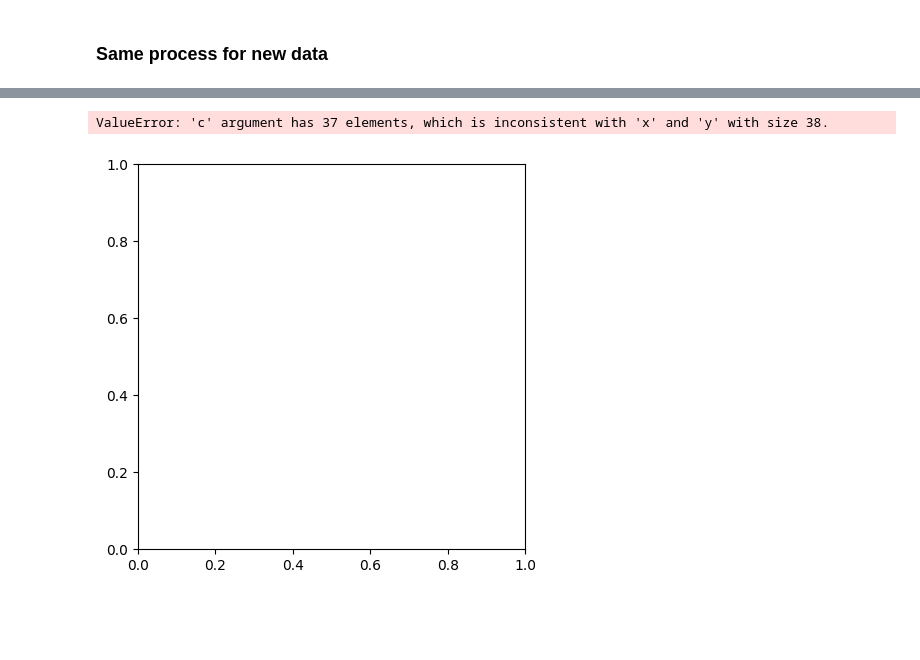
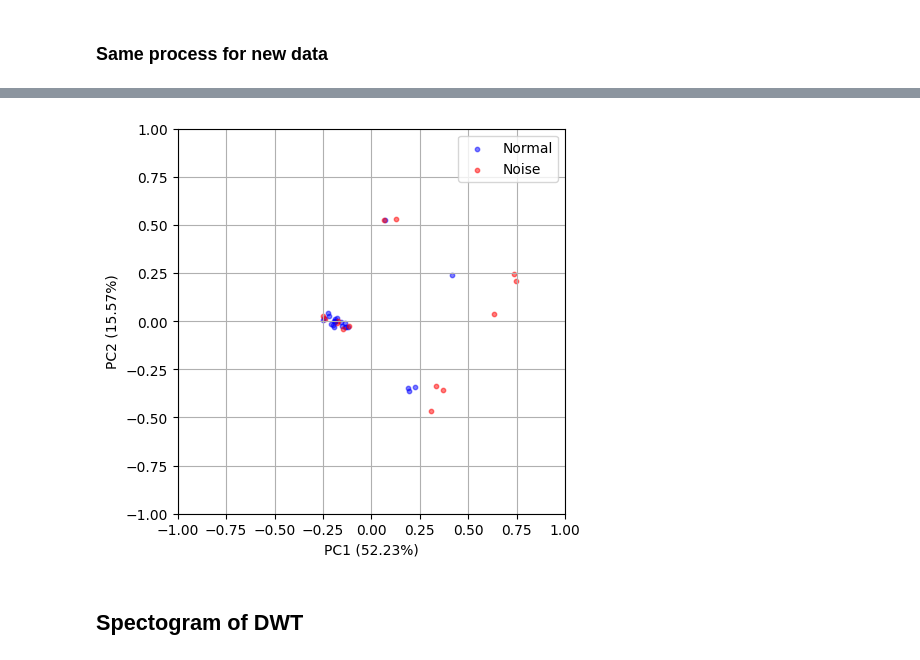
Before and after one commit to emilhaugstvedt/sparsity, a Jupyter notebook: pre_thesis/feature_extraction_drilling/feature_extraction_synthetic.ipynb, the cells around one changed output, grey strips where cells are left out. Drawn from its saved outputs; the diff is of its cells as text; code cells hidden in the pictures; blank space fills up the shorter version.

```diff
--- a/pre_thesis/feature_extraction_drilling/feature_extraction_synthetic.ipynb
+++ b/pre_thesis/feature_extraction_drilling/feature_extraction_synthetic.ipynb
@@ -338,0 +373,3 @@ IndexError: list index out of range
+# %%
+# Detrend signal using last IMF
+y_new_noise = y_new_noise -IMFs_new[-1]
@@ -340,5 +383,5 @@ IndexError: list index out of range
 # Create windows of y and t
 window = SlidingWindow(size=100, stride = 25)
 
-y_windows = window.fit_transform(y_noise)
-t_windows = window.fit_transform(t)
+y_new_windows = window.fit_transform(y_new_noise)
+t_new_windows = window.fit_transform(t)
@@ -392,0 +388,6 @@ for window in y_windows:
+# %%
+# Calculate features for new signal
+selected_imfs = [1, 2, 3, 4, 5]
+dwt_level = 5
+
+all_features_new = get_all_features(y_windows=y_new_windows, selected_imfs=selected_imfs, dwt_level=dwt_level)
@@ -396,10 +399,10 @@ scores = pca.fit_transform(all_features_new)
 # %%
 # Color label the socres according to if they are a part of the noise or not
 colors = []
-for t_window in t_windows:
+for t_window in t_new_windows:
     is_in = False
-    for t_noise in t_noises:
-        if np.any(np.isin(t_window, t_noise)):
+    for t_noise in t_new_noises:
+        if np.any(np.isin(t_noise, t_window)):
             is_in = True
             break
     if is_in:
@@ -409,18 +420,24 @@ for t_window in t_windows:
 # %%
 xs = scores[:, 0]
 ys = scores[:, 1]
 
 fig, ax = plt.subplots(1, 1, figsize=(5,5))
 scalex = 1.0/(xs.max() - xs.min())
 scaley = 1.0/(ys.max() - ys.min())
-plt.scatter(xs * scalex,ys * scaley, s=10, alpha=0.5, c=colors)
+for c, (x, y) in zip(colors, zip(xs, ys)):
+    plt.scatter(x * scalex,y * scaley, s=10, alpha=0.5, c=c, label=c)
 plt.xlim(-1,1)
 plt.ylim(-1,1)
 plt.xlabel(f"PC1 ({pca.explained_variance_ratio_[0]*100:.2f}%)")
 plt.ylabel(f"PC2 ({pca.explained_variance_ratio_[1]*100:.2f}%)")
+plt.legend(["Normal", "Noise"])
+leg= ax.get_legend()
+leg.legendHandles[0].set_color('blue')
+leg.legendHandles[1].set_color('red')
 
 plt.grid()
 plt.show()
 # %% [output]
-ValueError: 'c' argument has 37 elements, which is inconsistent with 'x' and 'y' with size 38.
-[figure, old version]
+[figure, new version]
+# %% [markdown]
+## Spectogram of DWT
```
Also changed, not shown: parts of 24 cells of this notebook.
